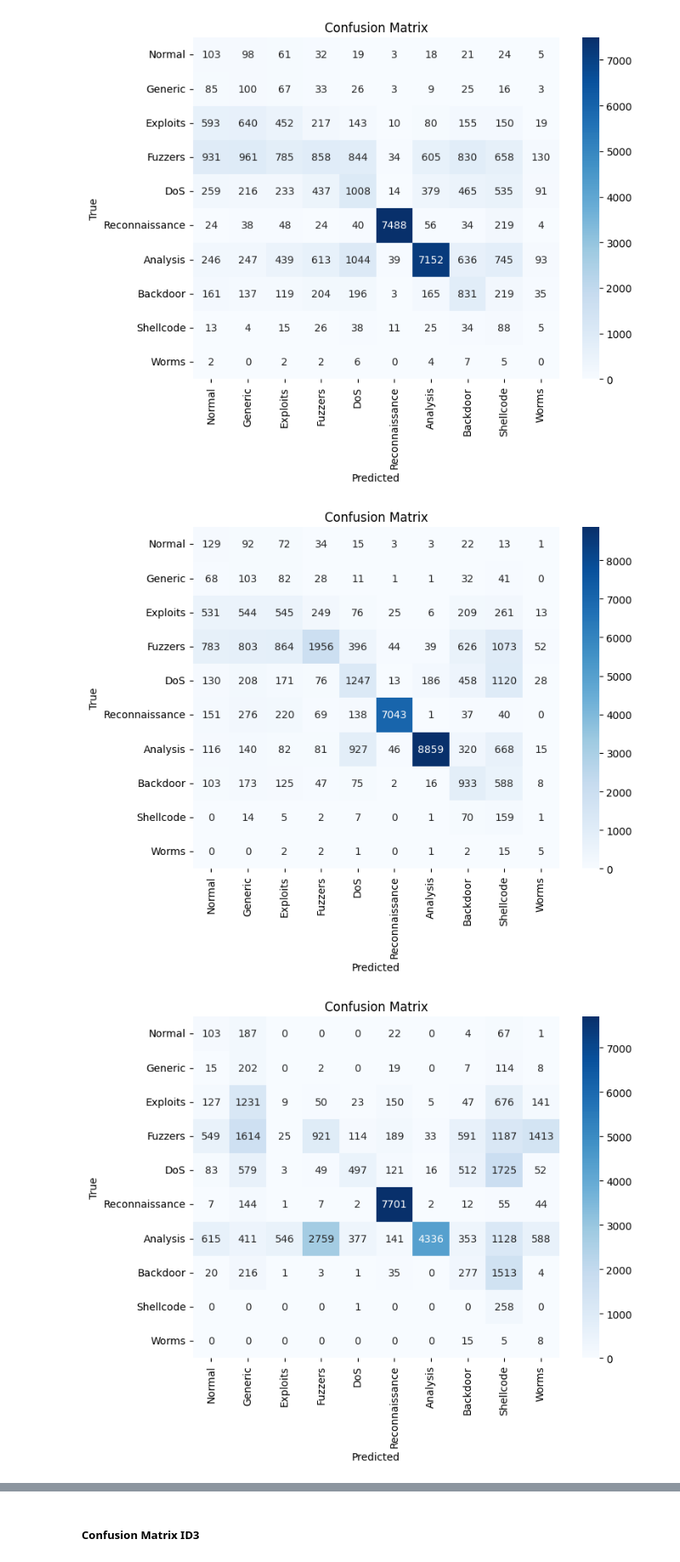
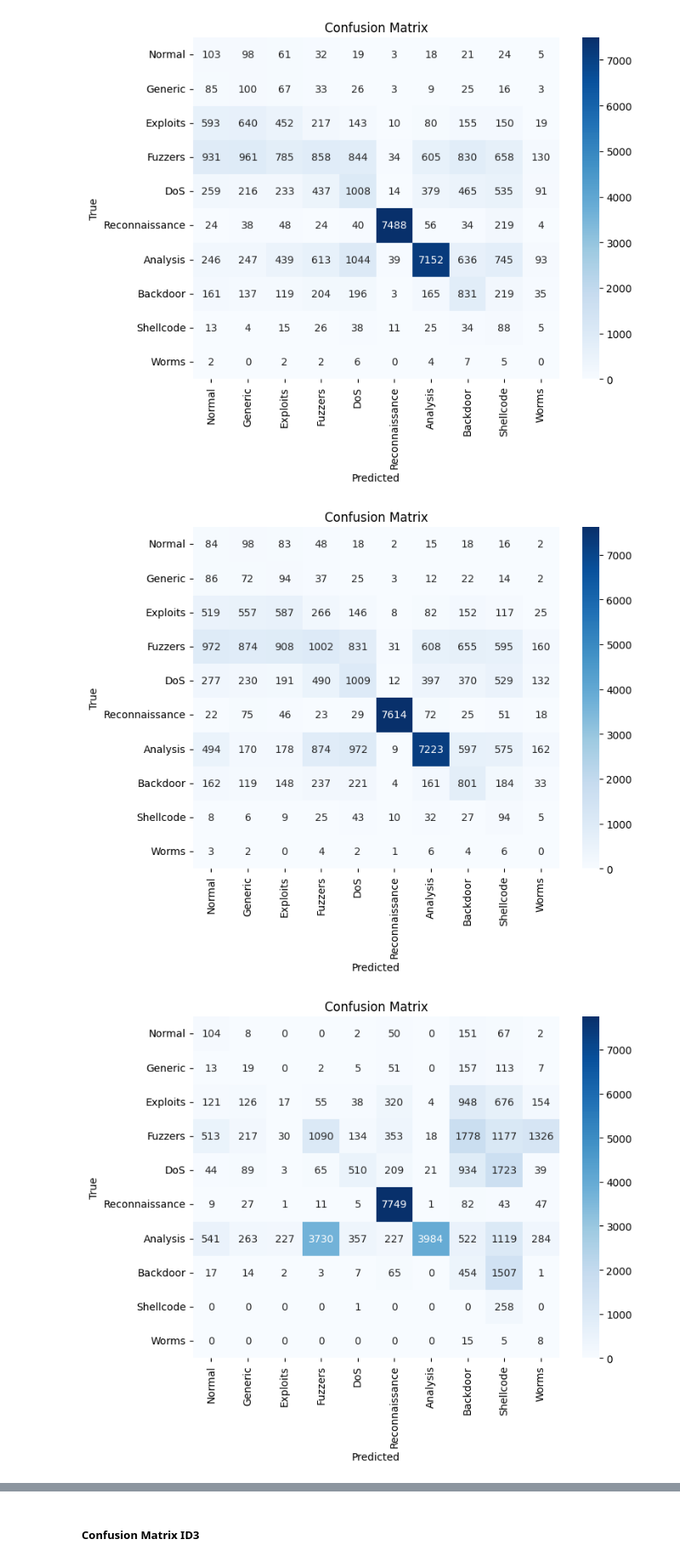
Before and after one commit to evelynnn04/Tubes2_AI, a Jupyter notebook: Copy_of_IF3170_Artificial_Intelligence___Tugas_Besar_2_Notebook_Template.ipynb, the cells around one changed output, grey strips where cells are left out. Shown at 85% size. Drawn from its saved outputs; the diff is of its cells as text; code cells hidden in the pictures.

```diff
--- a/Copy_of_IF3170_Artificial_Intelligence___Tugas_Besar_2_Notebook_Template.ipynb
+++ b/Copy_of_IF3170_Artificial_Intelligence___Tugas_Besar_2_Notebook_Template.ipynb
@@ -948,13 +948,13 @@ def pipeline_scaling_encoding(df):
     label_encode_column = ["is_sm_ips_ports", "is_ftp_login"]
     target_encode_column = []
 
-    min_max_scale_column = []
-    standardize_column = [
+    min_max_scale_column = [
         "dur", "sbytes", "dbytes", "sttl", "dttl", "sloss", "dloss", "sload", "dload", "spkts", "dpkts", "swin", "dwin",
         "stcpb", "dtcpb", "smean", "dmean", "trans_depth", "response_body_len", "sjit", "djit", "sinpkt", "dinpkt",
         "tcprtt", "synack", "ackdat", "ct_state_ttl", "ct_flw_http_mthd", "ct_ftp_cmd", "ct_srv_src", "ct_srv_dst",
         "ct_dst_ltm", "ct_src_ltm", "ct_src_dport_ltm", "ct_dst_sport_ltm", "ct_dst_src_ltm"
     ]
+    standardize_column = []
     robust_scale_column = []
     log_transform_column = ["sload", "dload", "response_body_len", "sloss", "dloss"]
 
@@ -1568,13 +1628,13 @@ plot_confusion_matrix(y_val, y_pred_knn_selfmade_for_val_cleaned_undersampled_en
 # %% [output]
 [figure]
 # %%
-plot_confusion_matrix(y_val, y_pred_knn_selfmade_for_val_undersampled_scaled_encoded, y_val.value_counts().index)
+plot_confusion_matrix(y_val, y_pred_knn_selfmade_for_val_undersampled_encoded, y_val.value_counts().index)
 # %% [output]
-[figure, old version]
+[figure, new version]
 # %%
-plot_confusion_matrix(y_val, y_pred_Naive_Bayes_selfmade_for_val_encoded, y_val.value_counts().index)
+plot_confusion_matrix(y_val, y_pred_Naive_Bayes_selfmade_for_val_undersampled_encoded, y_val.value_counts().index)
 # %% [output]
-[figure, old version]
+[figure, new version]
 # %%
 plot_confusion_matrix(y_val, y_pred_Naive_Bayes_selfmade_for_val_cleaned_encoded, y_val.value_counts().index)
 # %% [output]
```
Also changed, not shown: parts of 32 cells of this notebook.
